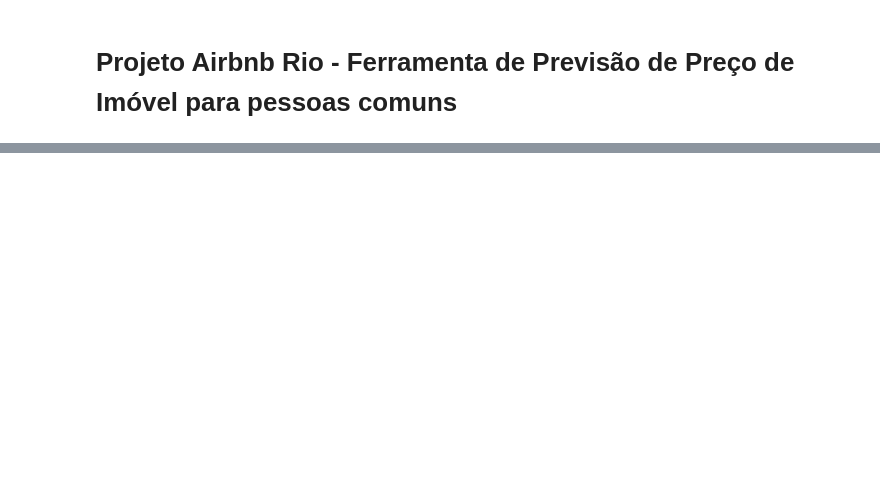
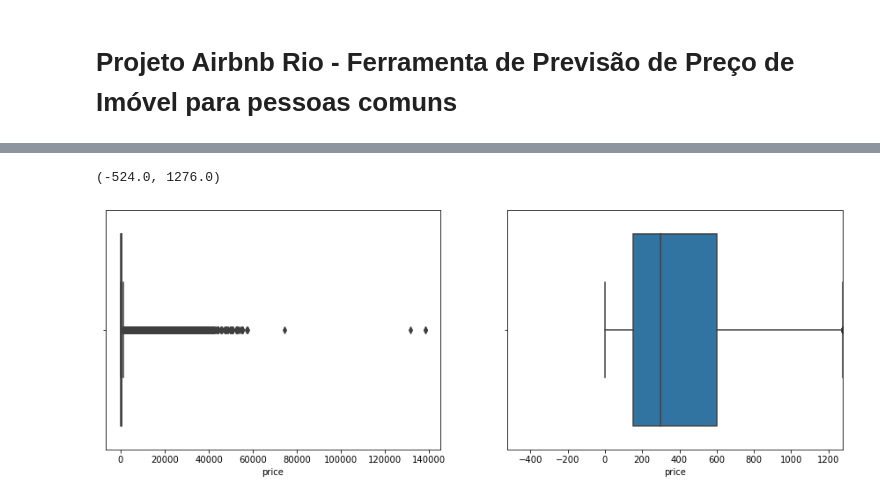
Before and after one commit to Carolinefcg/Python_Fundamentals, a Jupyter notebook: 3. Projeto DS - Airbnb Rio.ipynb, the cells around one changed output, grey strips where cells are left out. Saved outputs shown, nothing was run; the diff lists cells and outputs as text; code cells hidden in the pictures; blank space fills up the shorter version.

Commit message:
até funções de boxplot e hist

```diff
--- a/3. Projeto DS - Airbnb Rio.ipynb
+++ b/3. Projeto DS - Airbnb Rio.ipynb
@@ -111,0 +296,17 @@ teste3.head(3)
+# %%
+def limites(coluna):
+    q1 = coluna.quantile(0.25)
+    q3 = coluna.quantile(0.75)
+    amplitude = q3-q1
+    return q1-(1.5*amplitude), q3+(1.5*amplitude)
+
+def excluir_outliers(df, col):
+    # linhas do df
+    qtd_linhas = df.shape[0]
+
+    # identificar outliers
+    # remover outliers
+    df = df.loc[df[col]]
+
+    # diferença de linhas do df sem outliers
+    linhas_removidas = qtd_linhas - df.shape[0]
@@ -111,0 +325,29 @@ teste3.head(3)
+# %%
+limites(base_airbnb.price)
+# %% [output]
+(-524.0, 1276.0)
+# %%
+def dois_boxplots(coluna):
+    # subplot
+    fig, (ax1, ax2) = plt.subplots(1,2)
+
+    # tamanho da figura
+    fig.set_size_inches(15, 5)
+
+    # boxplot dos dados
+    sns.boxplot(x = coluna, ax= ax1)
+
+    # boxplot sem outliers
+    ax2.set_xlim(limites(coluna))
+    sns.boxplot(x = coluna, ax= ax2)
+
+def histogramas(coluna):
+    #tamanho da figura
+    plt.figure(figsize = (15,5))
+
+    #histograma
+    sns.distplot(x=coluna)
+# %%
+dois_boxplots(base_airbnb['price'])
+# %% [output]
+[figure, added]
```
Also changed, not shown: parts of 55 cells of this notebook.
